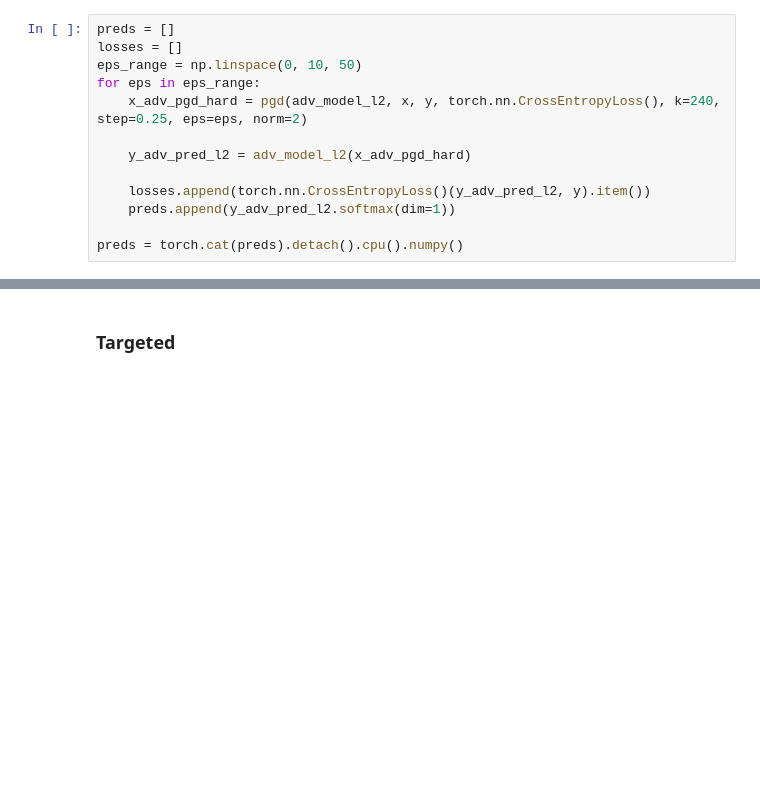
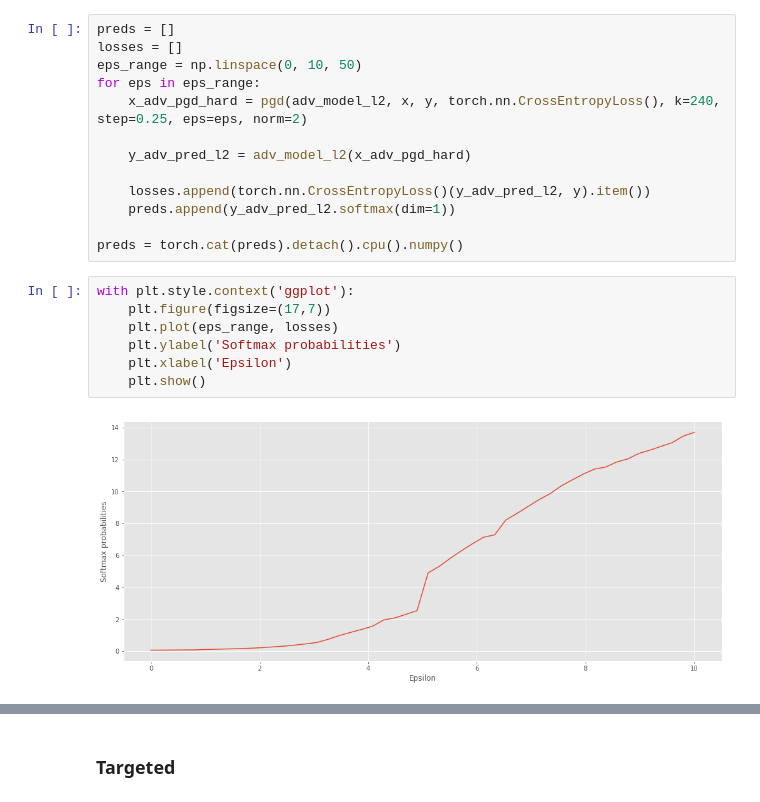
Before and after one commit to oscarknagg/adversarial, a Jupyter notebook: notebooks/Creating_And_Defending_From_Adversarial_Examples.ipynb, the cells around one changed output, grey strips where cells are left out. Drawn from its saved outputs; the diff is of its cells as text; blank space fills up the shorter version.

```diff
--- a/notebooks/Creating_And_Defending_From_Adversarial_Examples.ipynb
+++ b/notebooks/Creating_And_Defending_From_Adversarial_Examples.ipynb
@@ -348,3 +389,12 @@ for eps in eps_range:
     preds.append(y_adv_pred_l2.softmax(dim=1))
 
 preds = torch.cat(preds).detach().cpu().numpy()
+# %%
+with plt.style.context('ggplot'):
+    plt.figure(figsize=(17,7))
+    plt.plot(eps_range, losses)
+    plt.ylabel('Softmax probabilities')
+    plt.xlabel('Epsilon')
+    plt.show()
+# %% [output]
+[figure, added]
```
Also changed, not shown: parts of 33 cells of this notebook, 3 other files.
